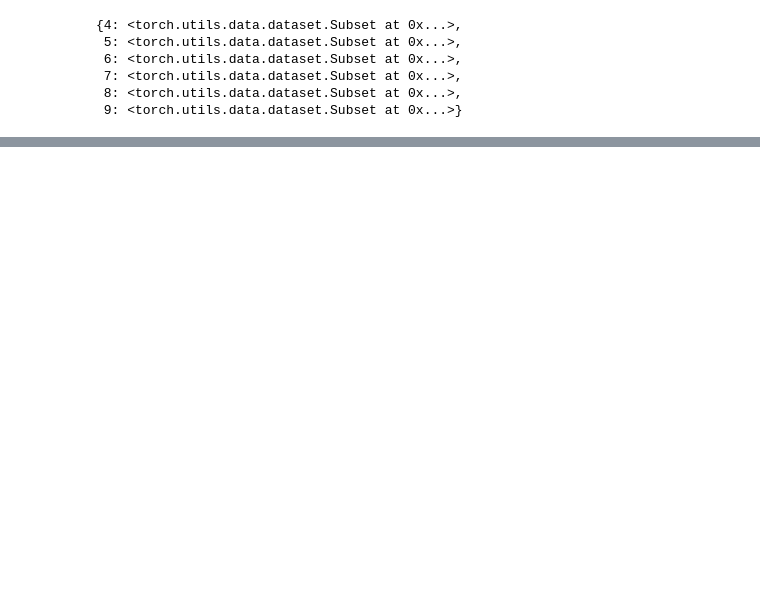
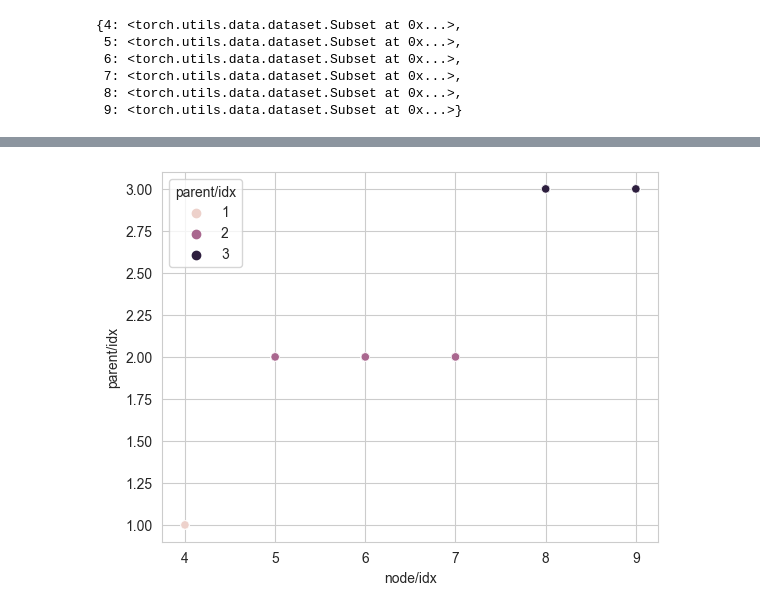
Before and after one commit to h-flox/flox, a Jupyter notebook: Fit-Prototype.ipynb, the cells around one changed output, grey strips where cells are left out. Cells and saved outputs as stored; diff of their text form; code cells hidden in the pictures; blank space fills up the shorter version.

```diff
--- a/Fit-Prototype.ipynb
+++ b/Fit-Prototype.ipynb
@@ -182,0 +208,5 @@ plt.show()
+# %%
+sns.scatterplot(train_history, x="node/idx", y="parent/idx", hue="parent/idx")
+plt.show()
+# %% [output]
+[figure, added]
```
Also changed, not shown: parts of 3 cells of this notebook, 5 other files.
